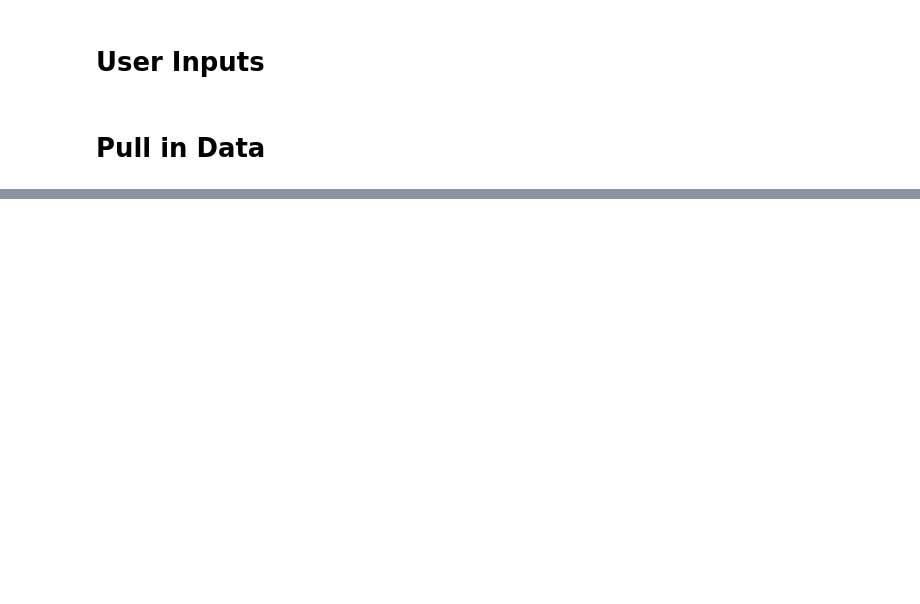
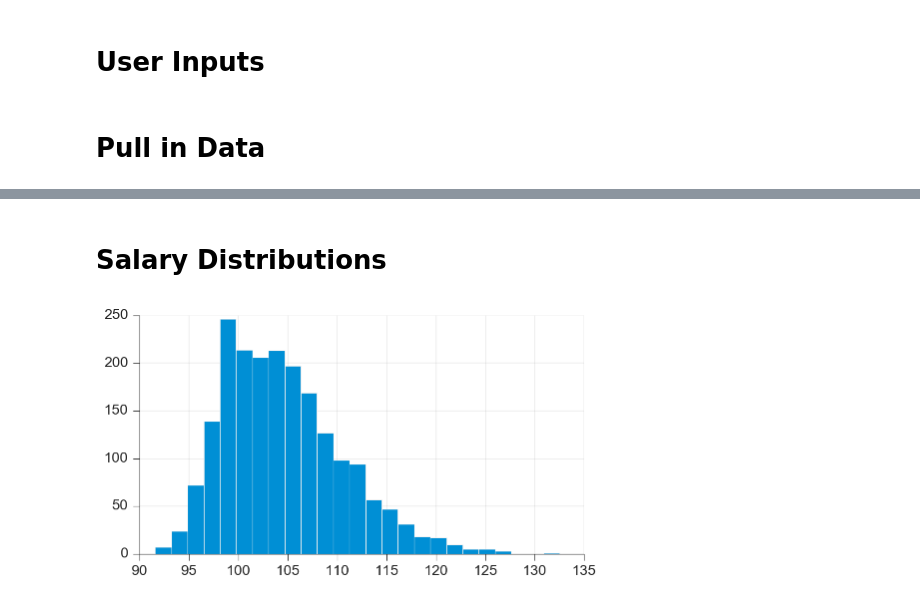
Before and after one commit to mborysiak/Fantasy_Football, a Jupyter notebook: Scripts/Analysis/SimulationV2.ipynb, the cells around one changed output, grey strips where cells are left out. Cells and saved outputs as stored; diff of their text form; code cells hidden in the pictures; blank space fills up the shorter version.

```diff
--- a/Scripts/Analysis/SimulationV2.ipynb
+++ b/Scripts/Analysis/SimulationV2.ipynb
@@ -100,3 +129,10 @@ d[d.index=='Miles Sanders']
+# %% [markdown]
+# Salary Distributions
+# %%
+sal = d[d.index=='Alvin Kamara'].iloc[0, -1]
+plt.hist(sal*(1+(skewnorm.rvs(5, size=iterations*2)*.1)), bins=25);
+# %% [output]
+[figure, added]
 # %%
 # set league information, included position requirements, number of teams, and salary cap
 league_info = {}
```
Also changed, not shown: parts of 6 cells of this notebook, 12 other files.
